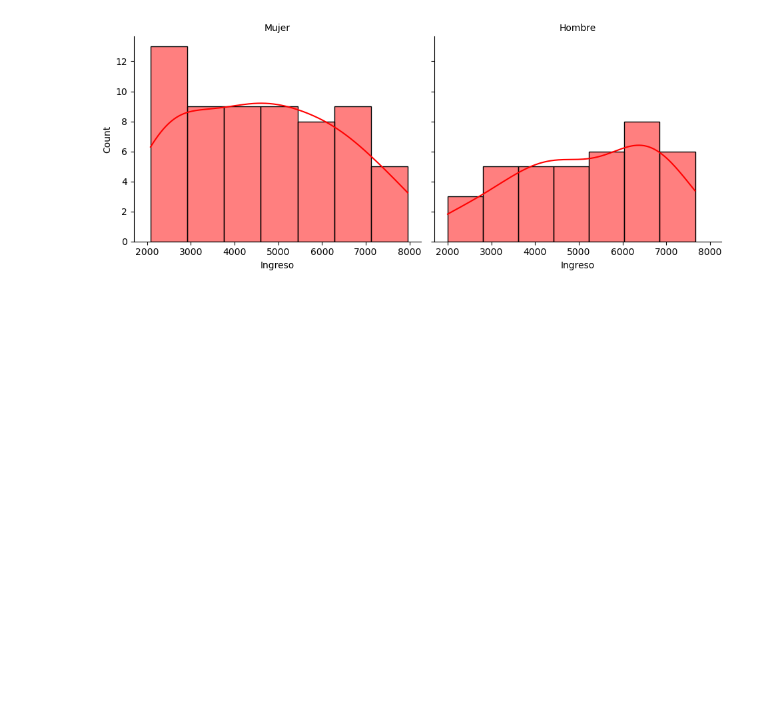
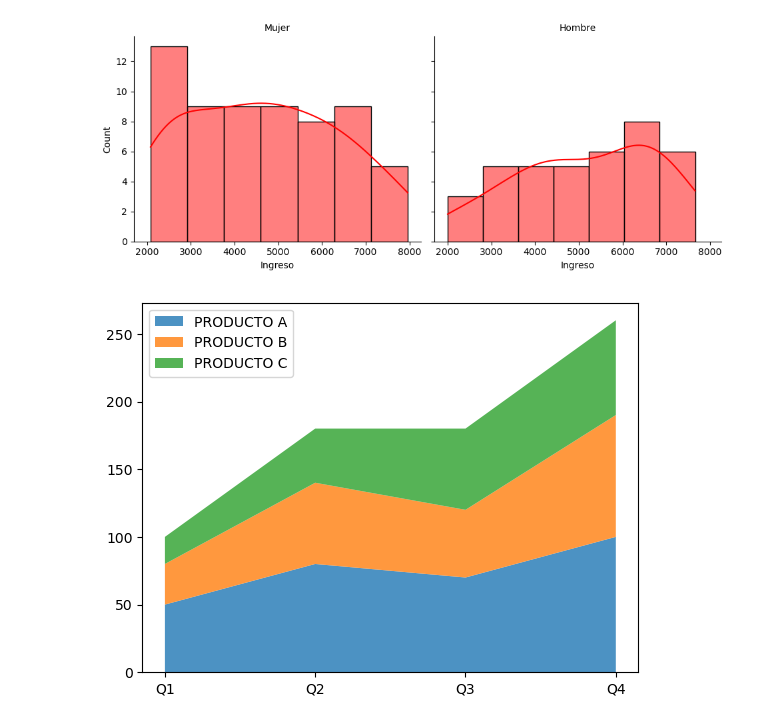
Before and after one commit to vizcardo1199/python-statitics, a Jupyter notebook: MODULO-2/Introduction.ipynb, the cells around one changed output. Cells and saved outputs as stored; diff of their text form; code cells hidden in the pictures; blank space fills up the shorter version.

```diff
--- a/MODULO-2/Introduction.ipynb
+++ b/MODULO-2/Introduction.ipynb
@@ -132,13 +132,16 @@ plt.show()
 # %%
 # Apilado
 import matplotlib.pyplot as plt
 import numpy as np
 # Datos simulados : ventas trimestrales de 3 productos
 trimestres = ['Q1','Q2','Q3','Q4']
 producto_a = [50 , 80 , 70 ,100]
 producto_b = [30 , 60 , 50 ,90]
 producto_c = [20 , 40 , 60 ,70]
 
 # apilado
 plt.stackplot(trimestres ,producto_a,producto_b,producto_c , labels=['PRODUCTO A','PRODUCTO B', 'PRODUCTO C'],alpha=0.8)
-plt.legend()
+plt.legend(loc='upper left') # upper or lower , left or right
+plt.show()
+# %% [output]
+[figure, added]
```
Also changed, not shown: parts of 1 cell of this notebook.
